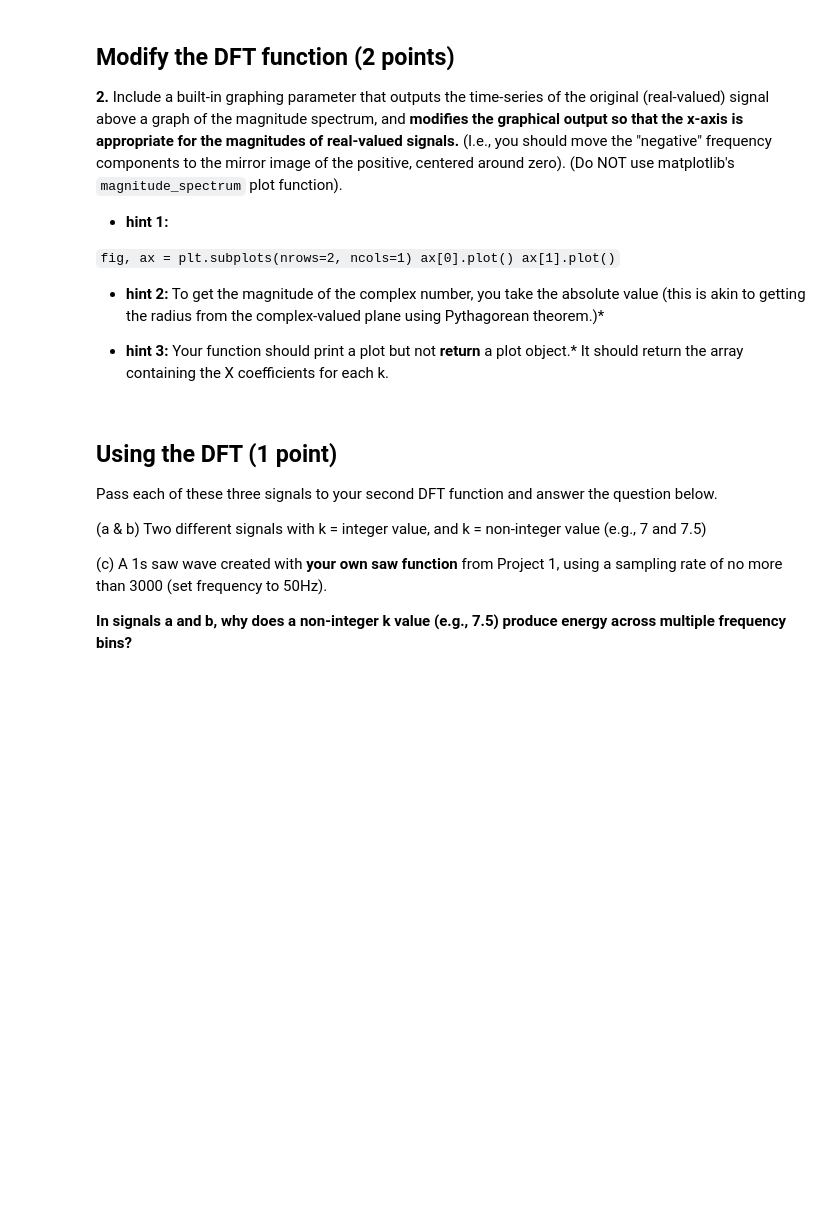
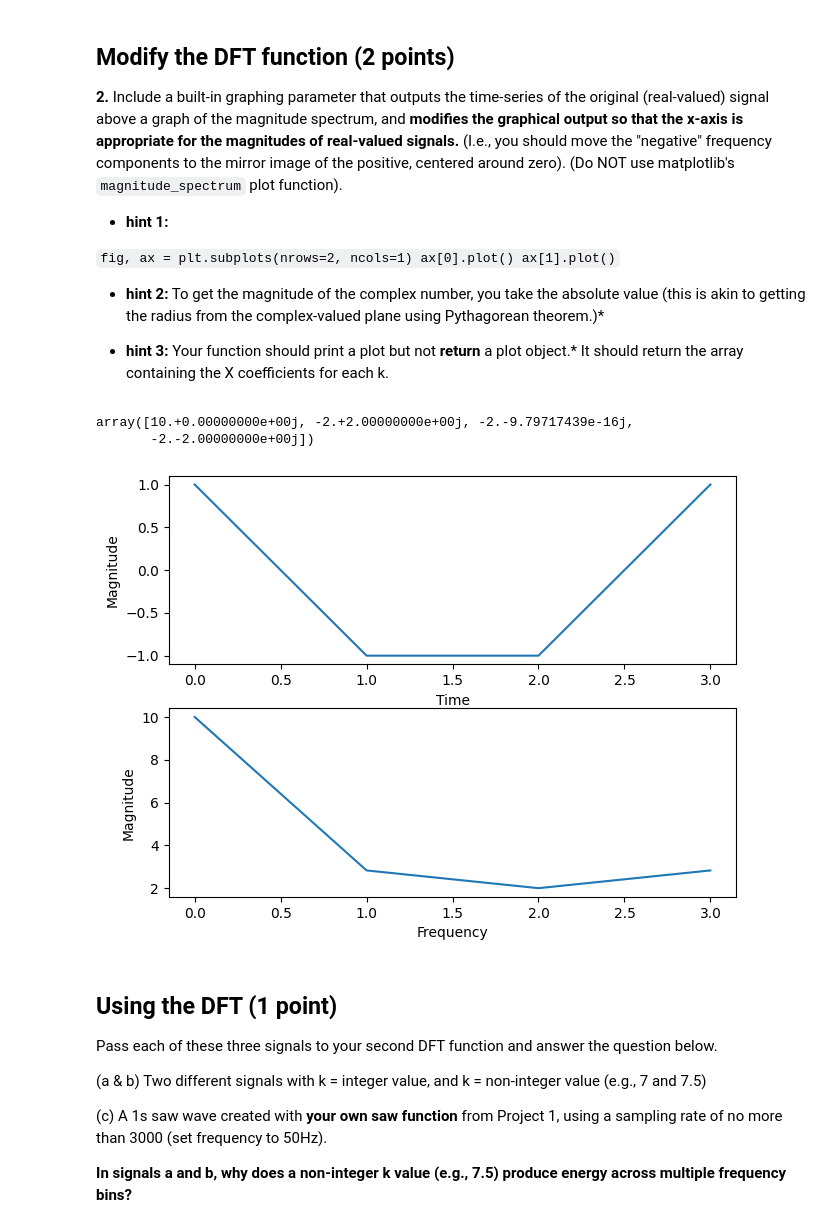
Before and after one commit to MrSesameSeed/AudioTechII, a Jupyter notebook: HW/HW2.ipynb, the cells around one changed output. Drawn from its saved outputs; the diff is of its cells as text; code cells hidden in the pictures; blank space fills up the shorter version.

```diff
--- a/HW/HW2.ipynb
+++ b/HW/HW2.ipynb
@@ -76,6 +74,8 @@ Note that you might not get an exact 0 in the output because of the small numeri
 It should be obvious but your DFT function should not use any built in FFT functions (scipy.fft or np.fft)
 # %%
 import numpy as np
+
+x = np.array([1,2,3,4])
 
 def DFT(x):
     """
@@ -85,5 +85,14 @@ def DFT(x):
     The function should return a numpy array of length N
     X (numpy array) = The N point DFT of the input sequence x
     """
+    n = len(x)
+    X = np.array([])
 
-    ## Your code here
+    for k in range(n):
+        wave = cSine(k, n)
+        coeff_k = np.sum(x * wave)
+        X = np.append(X, coeff_k)
+
+    return X
+
+DFT(x)
@@ -103,16 +115,42 @@ ax[1].plot()`
 * **hint 3:** Your function should print a plot but not **return** a plot object.* It should return the array containing the X coefficients for each k.
 # %%
 #modify the same algorithm above to include graphics as output
+x = np.array([1,2,3,4])
 def myDFT2(x):
     import matplotlib.pyplot as plt
     """
     Input:
     x (numpy array) = input sequence of length N
     Output:
     The function should return a numpy array of length N
     X (numpy array) = The N point DFT of the input sequence x
     """
-    ## Your code here
+    n = len(x)
+    X = np.array([])
+
+    for k in range(n):
+        wave = cSine(k, n)
+        coeff_k = np.sum(x * wave)
+        X = np.append(X, coeff_k)
+
+    fig, ax = plt.subplots(2, 1)
+    plt.tight_layout()
+
+    ax[0].plot(cSine(x, n))
+    ax[0].set_xlabel('Time')
+    ax[0].set_ylabel('Magnitude')
+
+    ax[1].plot(abs(X))
+    ax[1].set_xlabel('Frequency')
+    ax[1].set_ylabel('Magnitude')
+
+    return X
+
+myDFT2(x)
+# %% [output]
+array([10.+0.00000000e+00j, -2.+2.00000000e+00j, -2.-9.79717439e-16j,
+       -2.-2.00000000e+00j])
+[figure, added]
 # %% [markdown]
 ## Using the DFT (1 point)
 
```
Also changed, not shown: parts of 7 cells of this notebook.
